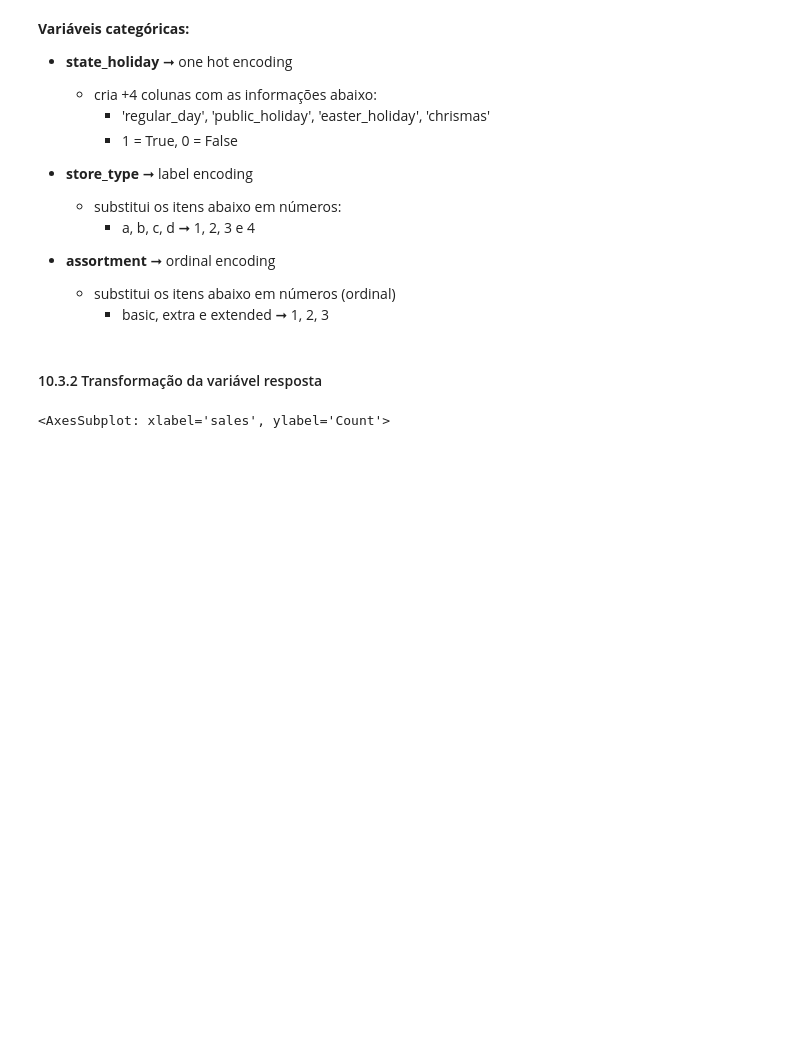
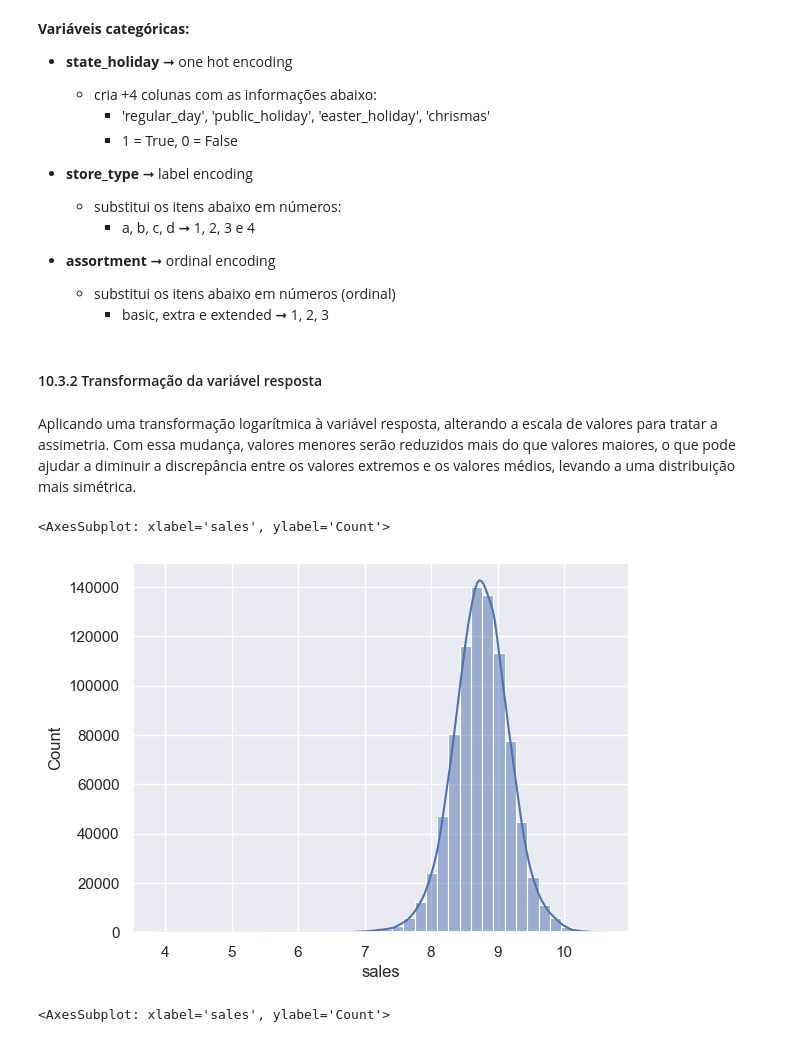
Before and after one commit to deborabmfreitas/projeto-rossmann-regressao, a Jupyter notebook: rossmann_regression.ipynb, the cells around one changed output. Saved outputs shown, nothing was run; the diff lists cells and outputs as text; code cells hidden in the pictures; blank space fills up the shorter version.

```diff
--- a/rossmann_regression.ipynb
+++ b/rossmann_regression.ipynb
@@ -1417,2 +1427,11 @@ df5['assortment'] = df5['assortment'].map(assortment_dict)
 #### 10.3.2 Transformação da variável resposta
+# %% [markdown]
+Aplicando uma transformação logarítmica à variável resposta, alterando a escala de valores para tratar a assimetria. Com essa mudança, valores menores serão reduzidos mais do que valores maiores, o que pode ajudar a diminuir a discrepância entre os valores extremos e os valores médios, levando a uma distribuição mais simétrica.
+# %%
+# verificando assimetria na distribuição dedados
+
+sns.histplot(df5['sales'], bins=40, kde=True)
+# %% [output]
+<AxesSubplot: xlabel='sales', ylabel='Count'>
+[figure, added]
 # %%
```
Also changed, not shown: parts of 15 cells of this notebook.
